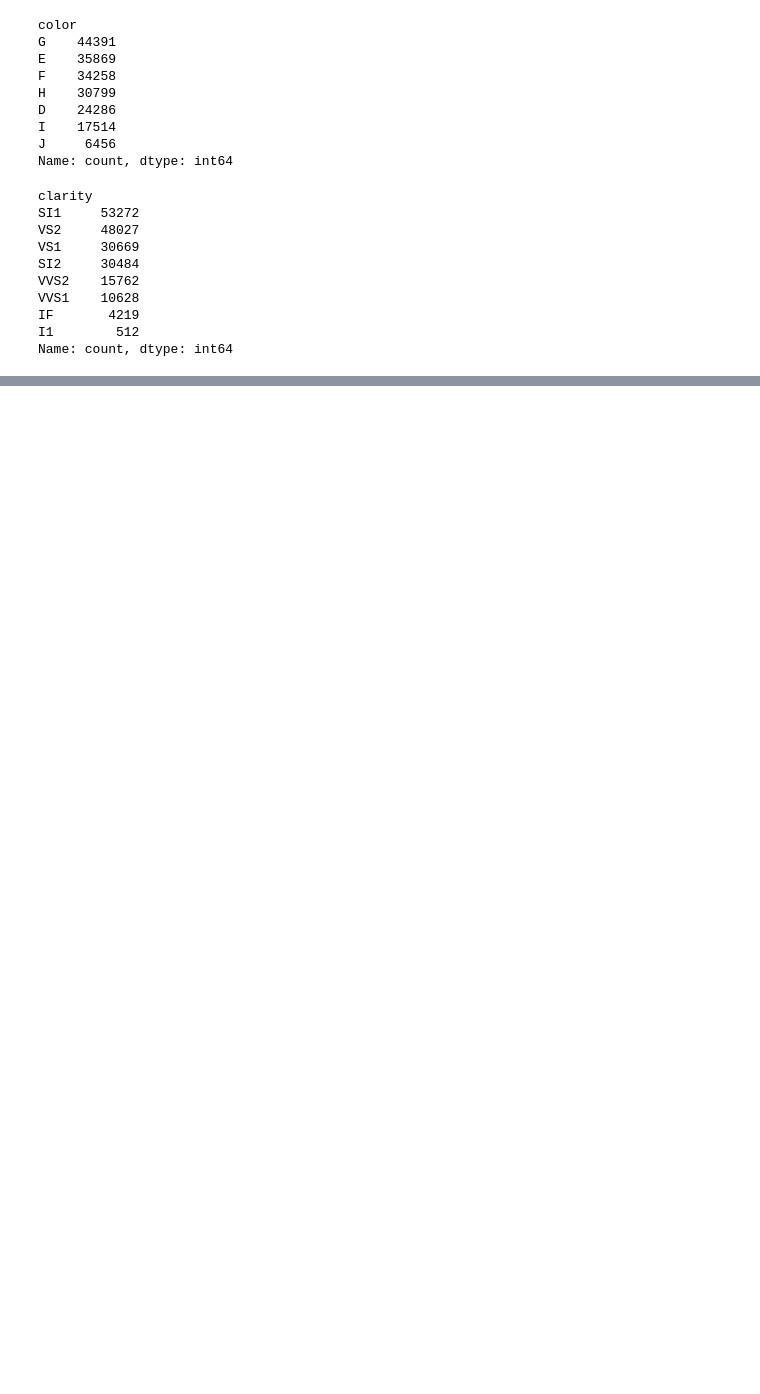
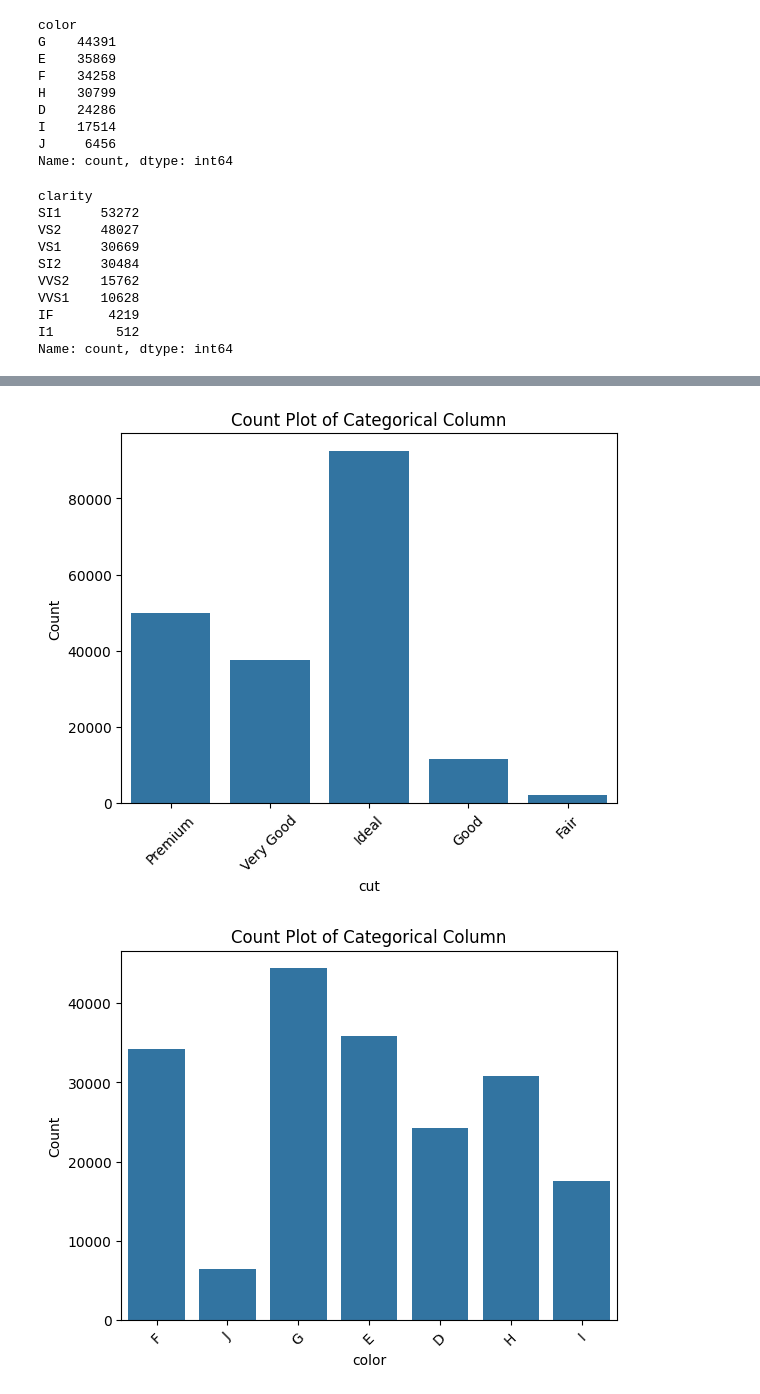
Before and after one commit to AakashJagat/DiamondPricePredictionProject, a Jupyter notebook: notebooks/research.ipynb, the cells around one changed output, grey strips where cells are left out. Drawn from its saved outputs; the diff is of its cells as text; code cells hidden in the pictures; blank space fills up the shorter version.

```diff
--- a/notebooks/research.ipynb
+++ b/notebooks/research.ipynb
@@ -220,0 +259,14 @@ Name: count, dtype: int64
+# %%
+
+# Assuming 'data' is your DataFrame and 'categorical_column' is the column name you want to visualize
+
+for col in categorical_column:
+    sns.countplot(data=data, x=col)
+    plt.xlabel(col)
+    plt.ylabel('Count')
+    plt.title('Count Plot of Categorical Column')
+    plt.xticks(rotation=45)  # Rotate x-axis labels if needed for better readability
+    plt.show()
+# %% [output]
+[figure, added]
+[figure, added]
```
Also changed, not shown: parts of 9 cells of this notebook, 1 other file.
